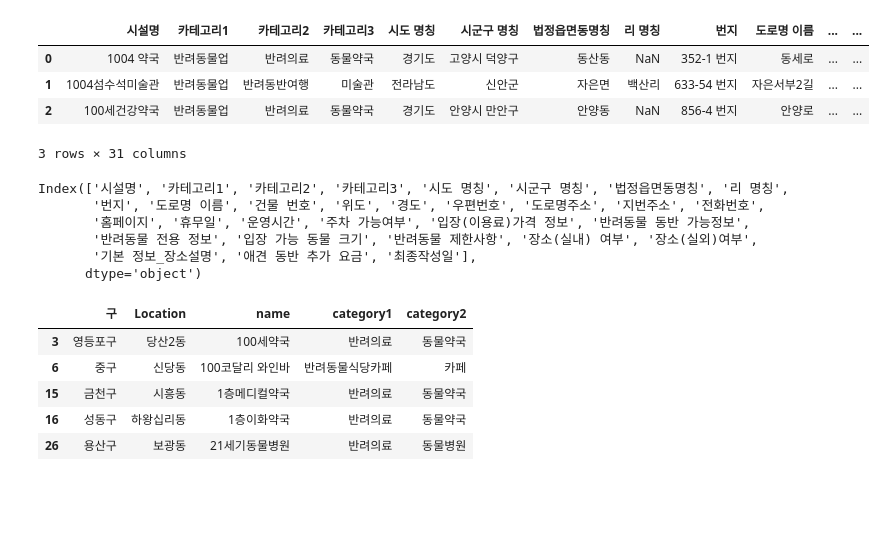
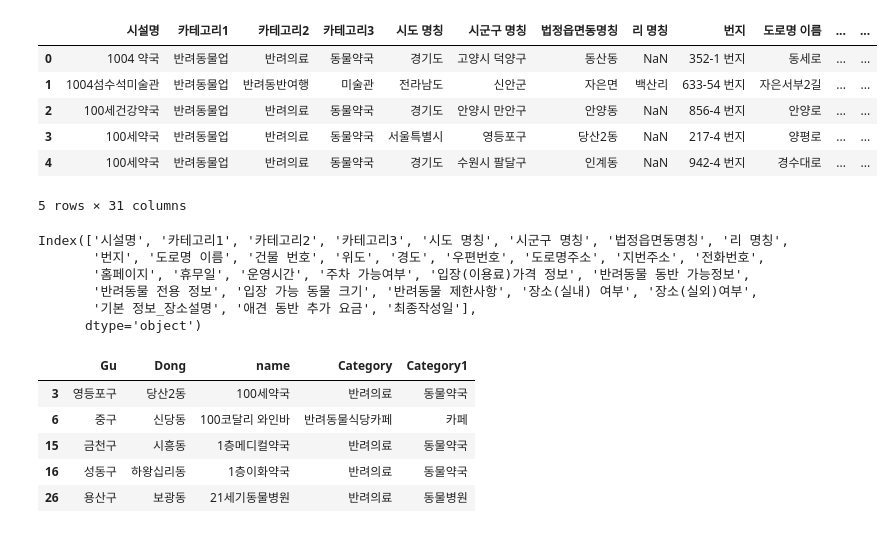
Before and after one commit to Kkimjiwoo/-Team_Project-, a Jupyter notebook: 전처리 과정/행정동단위_동반가능_문화시설/행정동_동반가능_시설.ipynb, the cells around one changed output. Saved outputs shown, nothing was run; the diff lists cells and outputs as text; code cells hidden in the pictures; blank space fills up the shorter version.

```diff
--- a/전처리 과정/행정동단위_동반가능_문화시설/행정동_동반가능_시설.ipynb
+++ b/전처리 과정/행정동단위_동반가능_문화시설/행정동_동반가능_시설.ipynb
@@ -8,13 +8,15 @@ df_raw = pd.read_csv(file_path, encoding='cp949')
 # %%
 # 원본데이터 복사
 facility = df_raw.copy()
-facility.head(3)
+facility.head()
 # %% [output]
 |  | 시설명 | 카테고리1 | 카테고리2 | 카테고리3 | 시도 명칭 | 시군구 명칭 | 법정읍면동명칭 | 리 명칭 | 번지 | 도로명 이름 | ... | ... |
 | 0 | 1004 약국 | 반려동물업 | 반려의료 | 동물약국 | 경기도 | 고양시 덕양구 | 동산동 | NaN | 352-1 번지 | 동세로 | ... | ... |
 | 1 | 1004섬수석미술관 | 반려동물업 | 반려동반여행 | 미술관 | 전라남도 | 신안군 | 자은면 | 백산리 | 633-54 번지 | 자은서부2길 | ... | ... |
 | 2 | 100세건강약국 | 반려동물업 | 반려의료 | 동물약국 | 경기도 | 안양시 만안구 | 안양동 | NaN | 856-4 번지 | 안양로 | ... | ... |
+| 3 | 100세약국 | 반려동물업 | 반려의료 | 동물약국 | 서울특별시 | 영등포구 | 당산2동 | NaN | 217-4 번지 | 양평로 | ... | ... |
+| 4 | 100세약국 | 반려동물업 | 반려의료 | 동물약국 | 경기도 | 수원시 팔달구 | 인계동 | NaN | 942-4 번지 | 경수대로 | ... | ... |
-3 rows × 31 columns
+5 rows × 31 columns
 # %%
 # 열 명칭 확인
 facility.columns
@@ -34,15 +36,15 @@ facility = facility[['시군구 명칭','법정읍면동명칭','시설명','카
 
 # 컬럼 이름 바꾸기
 
-facility.rename(columns={'시군구 명칭':'구',
-                         '법정읍면동명칭':'Location',
+facility.rename(columns={'시군구 명칭':'Gu',
+                         '법정읍면동명칭':'Dong',
                          '시설명':'name',
-                         '카테고리2':'category1',
-                         '카테고리3':'category2'},
+                         '카테고리2':'Category',
+                         '카테고리3':'Category1'},
                 inplace=True)
 facility.head()
 # %% [output]
-|  | 구 | Location | name | category1 | category2 |
+|  | Gu | Dong | name | Category | Category1 |
 | 3 | 영등포구 | 당산2동 | 100세약국 | 반려의료 | 동물약국 |
 | 6 | 중구 | 신당동 | 100코달리 와인바 | 반려동물식당카페 | 카페 |
 | 15 | 금천구 | 시흥동 | 1층메디컬약국 | 반려의료 | 동물약국 |
```
Also changed, not shown: parts of 14 cells of this notebook.
